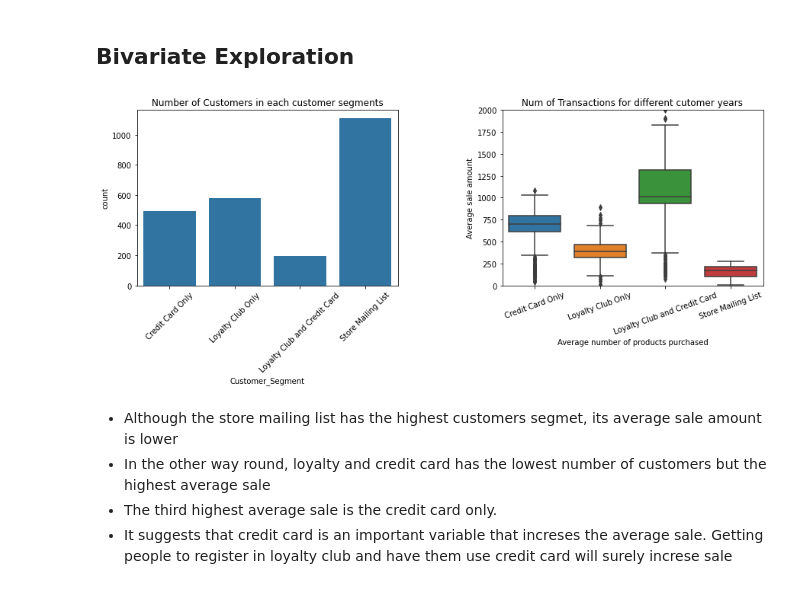
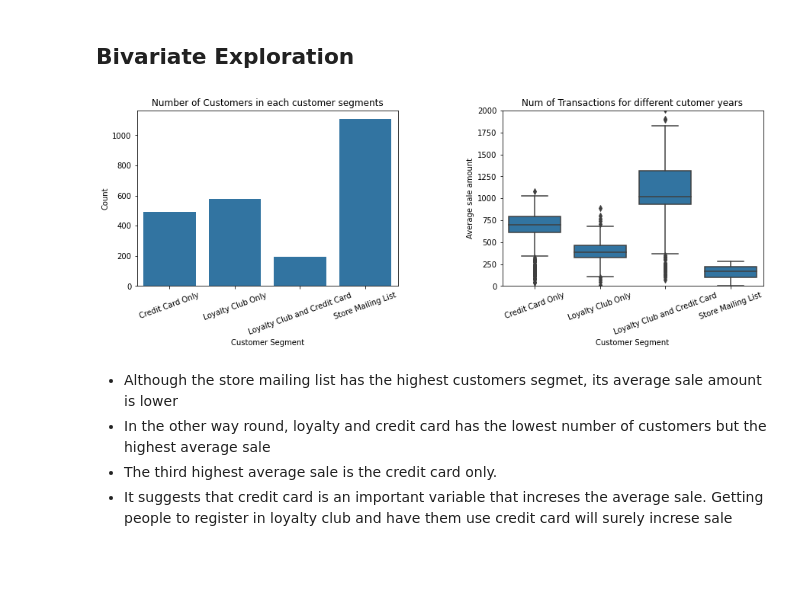
Before and after one commit to AdeVic/p1_customers, a Jupyter notebook: p1_customers.ipynb, the cells around one changed output. Drawn from its saved outputs; the diff is of its cells as text; code cells hidden in the pictures; blank space fills up the shorter version.

Commit message:
More update on graphs

```diff
--- a/p1_customers.ipynb
+++ b/p1_customers.ipynb
@@ -358,29 +358,31 @@ The difference in the different years are not so significant
 # %%
 plt.subplot(1, 2, 1)
 base_color = sns.color_palette()[0]
 sns.countplot(data=cust_df, x = 'Customer_Segment', color=base_color);
-plt.xticks(rotation=45)
+plt.xticks(rotation=20)
+plt.xlabel('Customer Segment')
+plt.ylabel('Count')
 plt.title('Number of Customers in each customer segments')
 
 plt.subplot(1, 2, 2)
-sns.boxplot(data=cust_df, x='Customer_Segment', y='Avg_Sale_Amount')
+sns.boxplot(data=cust_df, x='Customer_Segment', y='Avg_Sale_Amount', color=base_color)
 plt.ylim(0,2000)
-plt.xlabel('Average number of products purchased')
+plt.xlabel('Customer Segment')
 plt.ylabel('Average sale amount')
 plt.xticks(rotation=20)
 plt.title('Distribution of average sale and avrage products purchased');
 
 
 
 plt.title('Num of Transactions for different cutomer years')
 plt.subplots_adjust(left=0.1,
                     bottom=0.1,
                     right=2,
                     top=0.9,
                     wspace=0.4,
                     hspace=0.4);
 # %% [output]
-[figure, old version]
+[figure, new version]
 # %% [markdown]
 * Although the store mailing list has the highest customers segmet, its average sale amount is lower
 * In the other way round, loyalty and credit card has the lowest number of customers but the highest average sale
```
Also changed, not shown: parts of 16 cells of this notebook.
